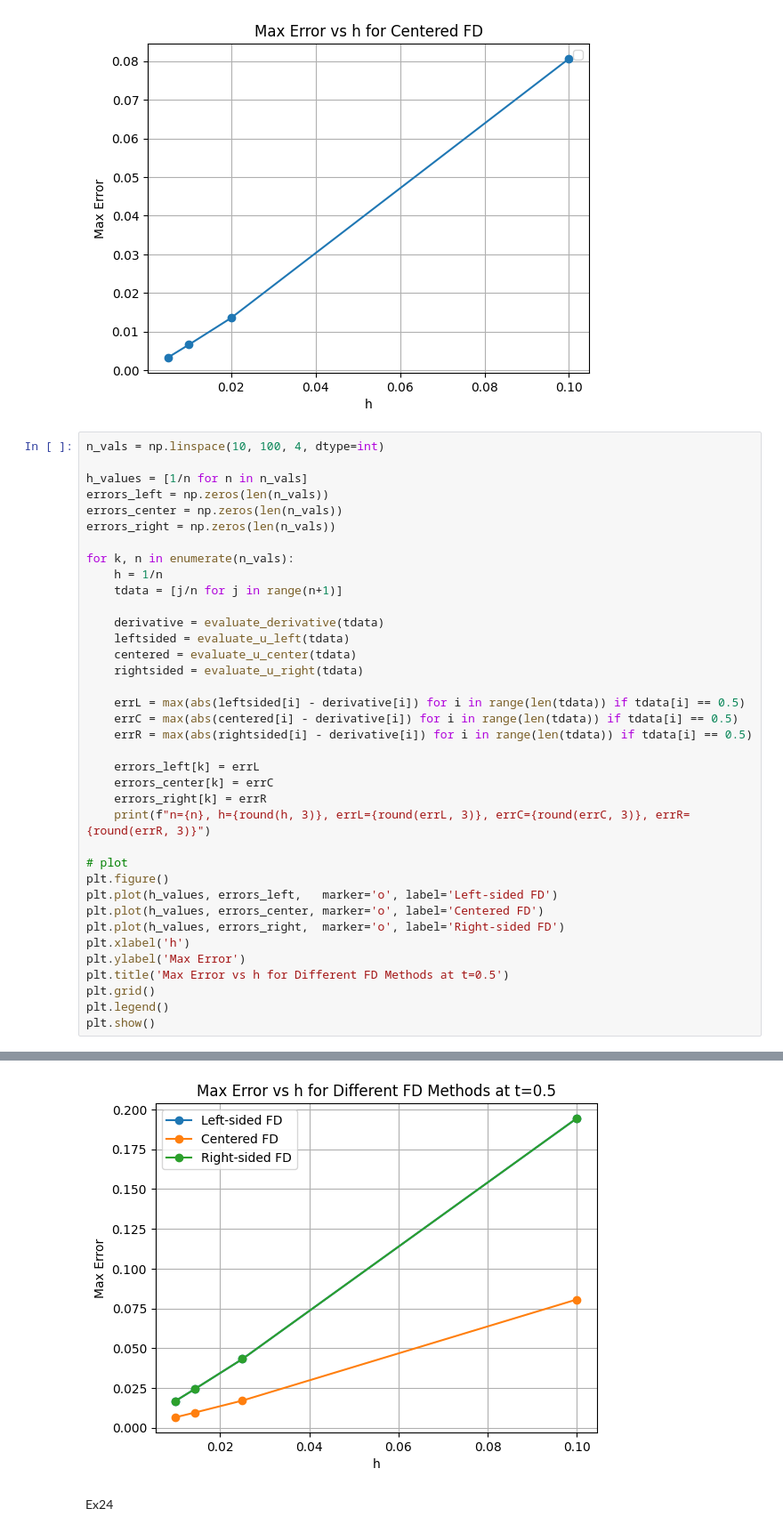
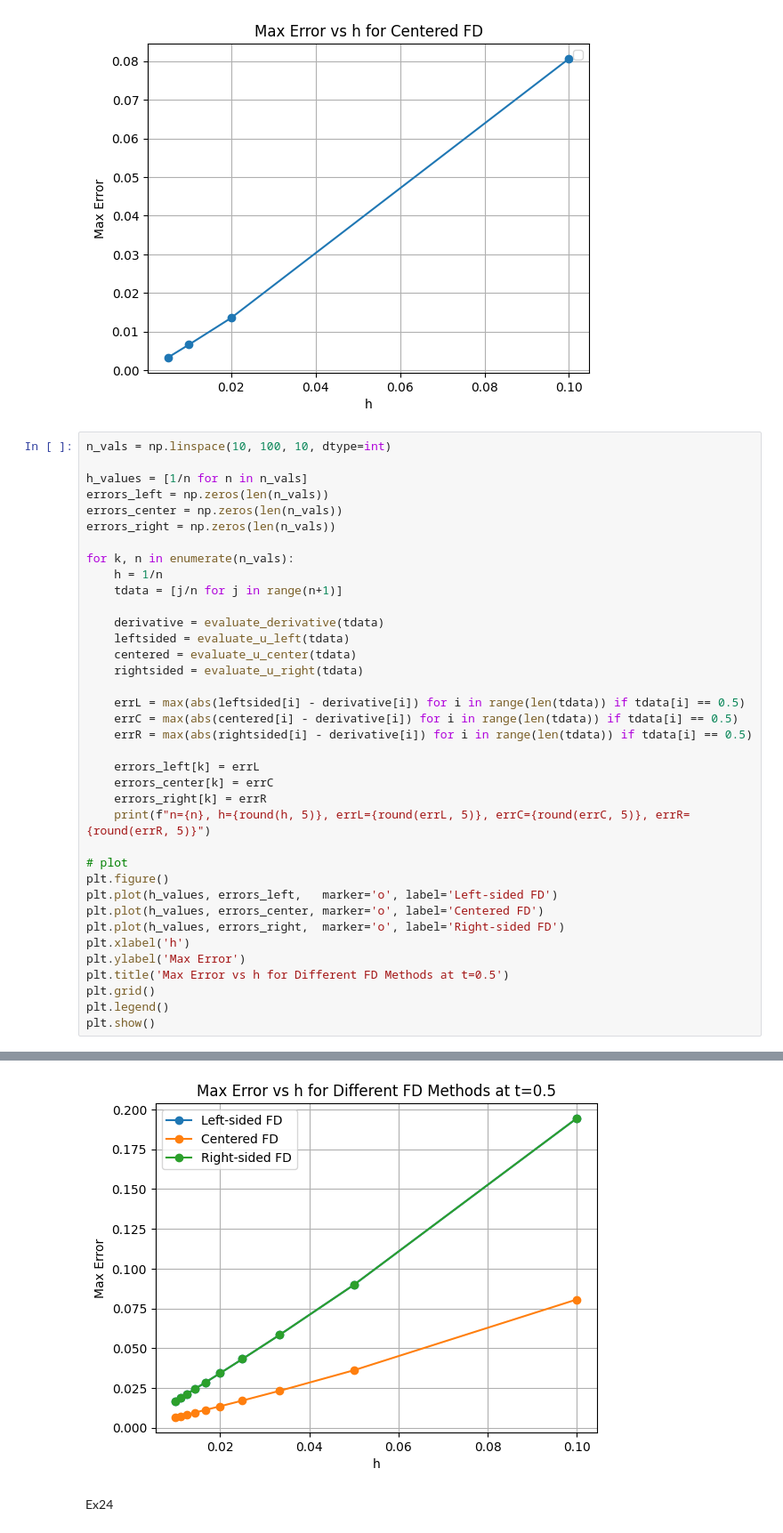
Before and after one commit to mohdkashifansari/Optimisation_and_Numerical_Analysis_Techniques, a Jupyter notebook: ADE/tut5.ipynb, the cells around one changed output, grey strips where cells are left out. Shown at 89% size. Cells and saved outputs as stored; diff of their text form.

```diff
--- a/ADE/tut5.ipynb
+++ b/ADE/tut5.ipynb
@@ -235,7 +246,7 @@ plt.show()
 [figure]
 [figure]
 # %%
-n_vals = np.linspace(10, 100, 4, dtype=int)
+n_vals = np.linspace(10, 100, 10, dtype=int)
 
 h_values = [1/n for n in n_vals]
 errors_left = np.zeros(len(n_vals))
@@ -258,7 +269,7 @@ for k, n in enumerate(n_vals):
     errors_left[k] = errL
     errors_center[k] = errC
     errors_right[k] = errR
-    print(f"n={n}, h={round(h, 3)}, errL={round(errL, 3)}, errC={round(errC, 3)}, errR={round(errR, 3)}")
+    print(f"n={n}, h={round(h, 5)}, errL={round(errL, 5)}, errC={round(errC, 5)}, errR={round(errR, 5)}")
 
 # plot
 plt.figure()
@@ -279,4 +296,4 @@ n=100, h=0.01, errL=0.017, errC=0.007, errR=0.017
-[figure, old version]
+[figure, new version]
 # %% [markdown]
 Ex24
 # %%
```
Also changed, not shown: parts of 4 cells of this notebook, 6 other files.
